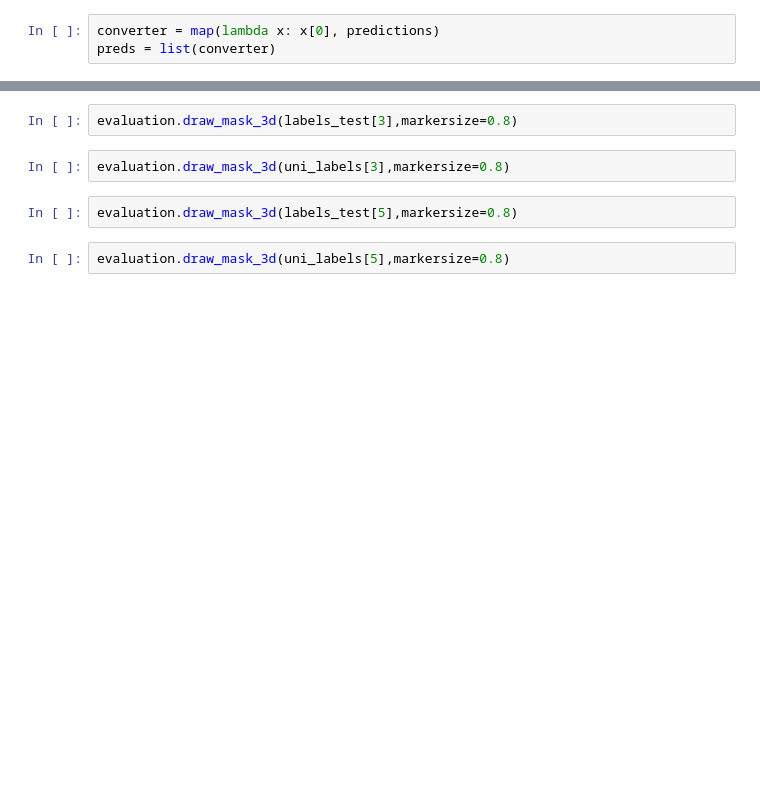
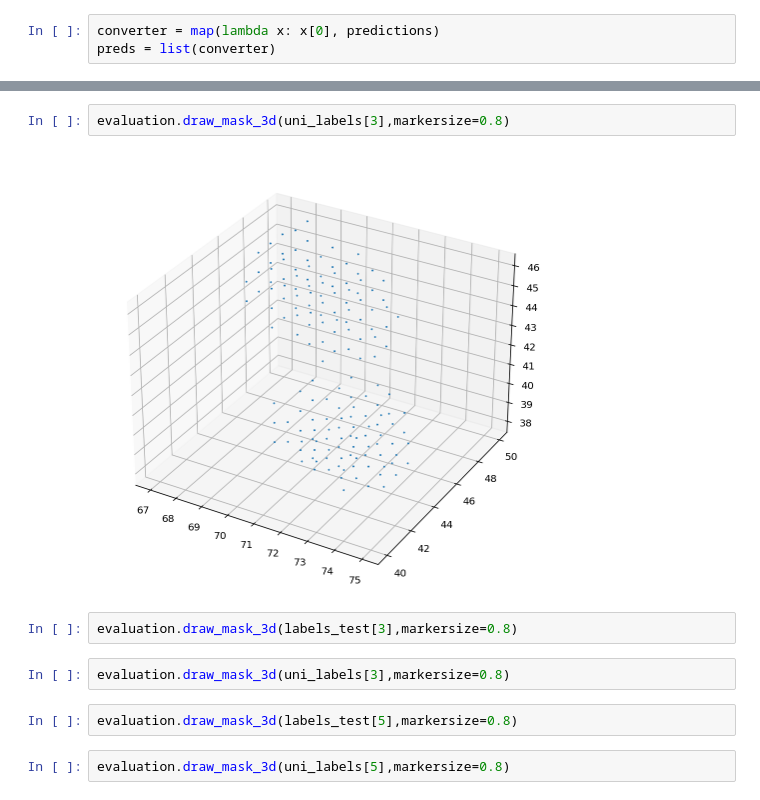
Before and after one commit to MarkusMartinMueller/ML_in_MIP, a Jupyter notebook: develop/markus/testmodel.ipynb, the cells around one changed output, grey strips where cells are left out. Cells and saved outputs as stored; diff of their text form; blank space fills up the shorter version.

```diff
--- a/develop/markus/testmodel.ipynb
+++ b/develop/markus/testmodel.ipynb
@@ -566,3 +624,7 @@ evaluation.draw_mask_3d(uni[5],markersize = 0.8)
+# %%
+evaluation.draw_mask_3d(uni_labels[3],markersize=0.8)
+# %% [output]
+[figure, added]
 # %%
 evaluation.draw_mask_3d(labels_test[3],markersize=0.8)
 # %%
```
Also changed, not shown: parts of 51 cells of this notebook, 6 other files.
